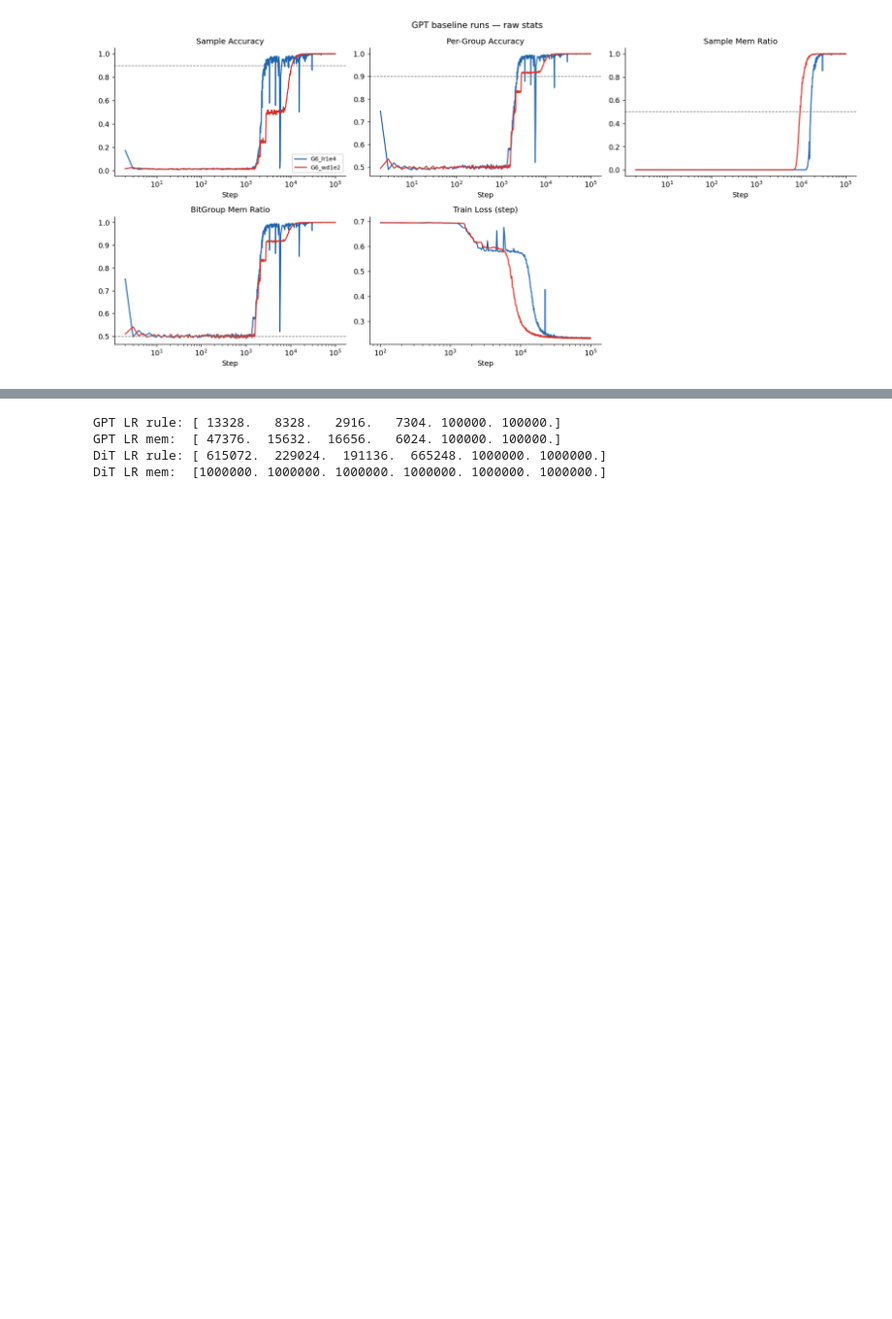
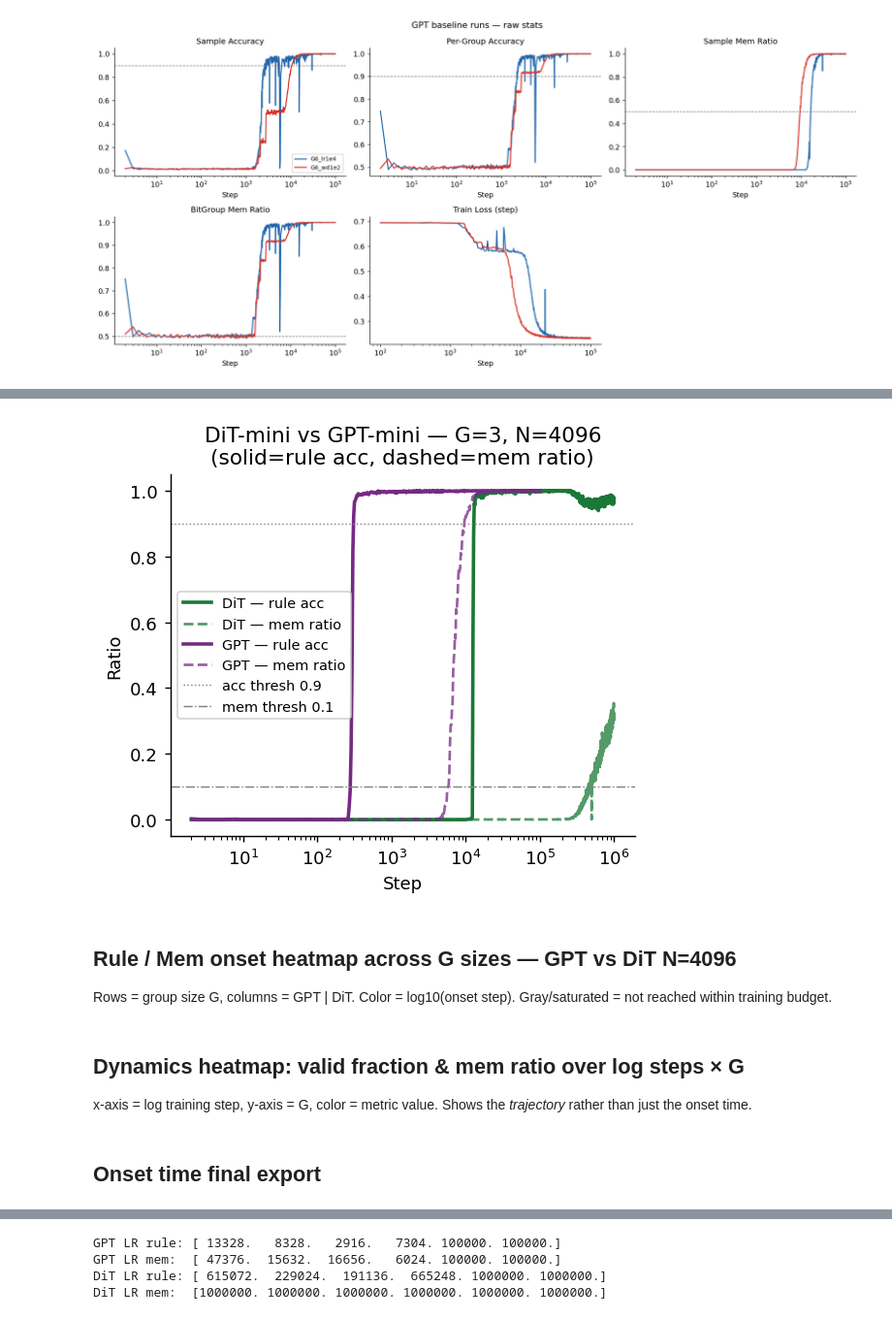
Before and after one commit to Animadversio/DiffusionAttnConsistency, a Jupyter notebook: notebooks/20260504_GPT_CE_analysis.ipynb, the cells around one changed output, grey strips where cells are left out. Shown at 97% size. Cells and saved outputs as stored; diff of their text form; code cells hidden in the pictures; blank space fills up the shorter version.

```diff
--- a/notebooks/20260504_GPT_CE_analysis.ipynb
+++ b/notebooks/20260504_GPT_CE_analysis.ipynb
@@ -185,0 +225,40 @@ plt.show()
+# %%
+from core.onset_lib import load_eval_timeseries
+
+exps = {
+    "DiT": "DiT_mini_parity_N4096_D36_G3_even",
+    "GPT": "GPT_mini_parity_N4096_D36_G3_even",
+}
+colors = {"DiT": "#1b7837", "GPT": "#762a83"}  # green vs purple
+
+fig, ax = plt.subplots(figsize=(4.5, 4), dpi=130)
+
+for label, exp_name in exps.items():
+    ts = load_eval_timeseries(exp_name, SAVEROOT)
+    if ts is None:
+        print(f"No data: {exp_name}"); continue
+    steps = ts["eval_steps"] + 1
+    col   = colors[label]
+    ax.plot(steps, ts["valid_acc"], color=col, lw=2.0, ls="-",  label=f"{label} — rule acc")
+    ax.plot(steps, ts["mem_ratio"], color=col, lw=1.5, ls="--", label=f"{label} — mem ratio", alpha=0.75)
+
+ax.axhline(0.9, color="gray", lw=0.8, ls=":", label="acc thresh 0.9")
+ax.axhline(0.1, color="gray", lw=0.8, ls="-.", label="mem thresh 0.1")
+ax.set_xscale("log")
+ax.set_xlabel("Step")
+ax.set_ylabel("Ratio")
+ax.set_title("DiT-mini vs GPT-mini — G=3, N=4096\n(solid=rule acc, dashed=mem ratio)")
+ax.legend(fontsize=8, ncol=1)
+plt.tight_layout()
+saveallforms(FIGDIR, "GPT_DiT_N4096_G3_valid_mem_frac_traces", fig)
+plt.show()
+# %% [output]
+[figure, added]
+# %% [markdown]
+## Rule / Mem onset heatmap across G sizes — GPT vs DiT N=4096
+Rows = group size G, columns = GPT | DiT.
+Color = log10(onset step). Gray/saturated = not reached within training budget.
+# %% [markdown]
+## Dynamics heatmap: valid fraction & mem ratio over log steps × G
+x-axis = log training step, y-axis = G, color = metric value.
+Shows the *trajectory* rather than just the onset time.
@@ -185,0 +372,2 @@ plt.show()
+# %% [markdown]
+## Onset time final export
```
Also changed, not shown: parts of 24 cells of this notebook.
